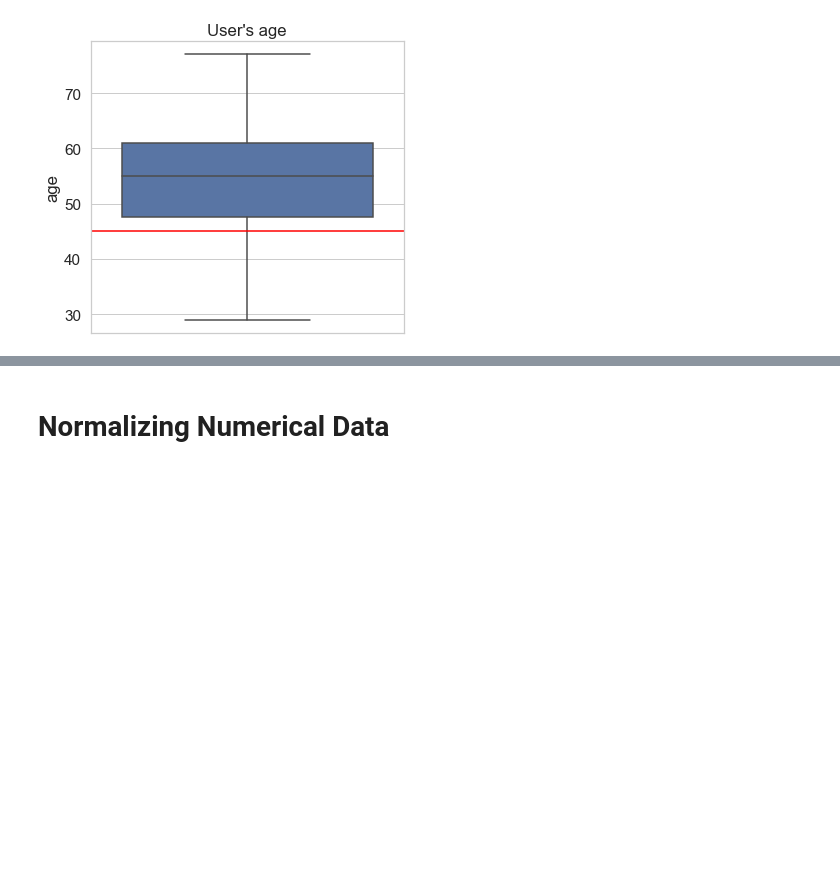
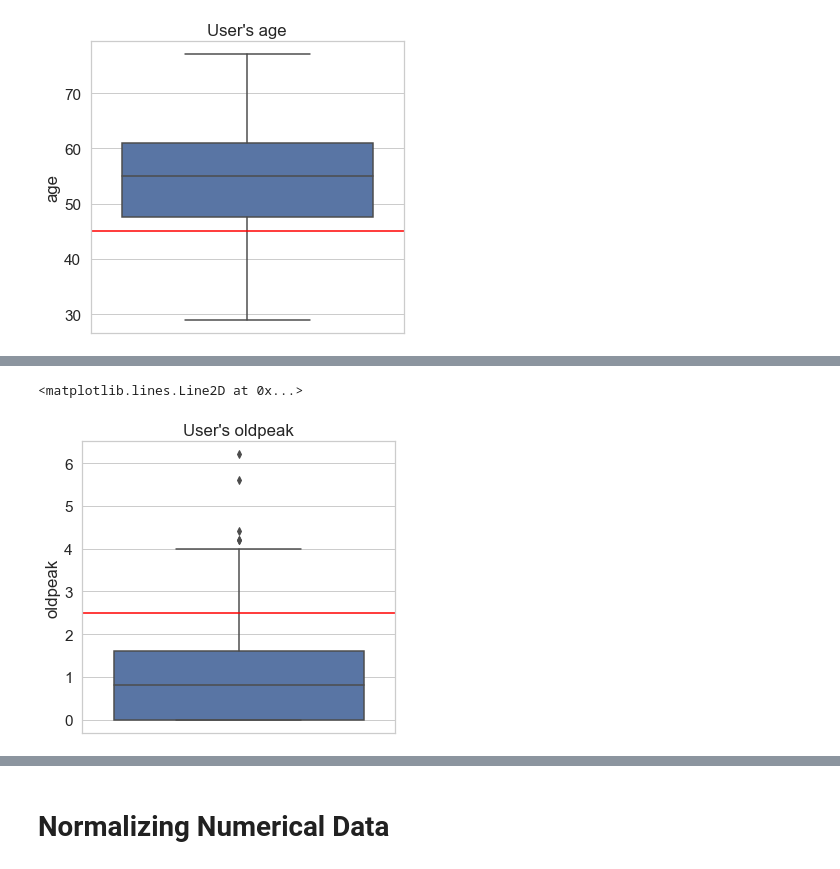
Before and after one commit to cat-castle-99/ECS171Proj, a Jupyter notebook: Project_User_Position.ipynb, the cells around one changed output, grey strips where cells are left out. Drawn from its saved outputs; the diff is of its cells as text; code cells hidden in the pictures; blank space fills up the shorter version.

```diff
--- a/Project_User_Position.ipynb
+++ b/Project_User_Position.ipynb
@@ -272 +288,8 @@ plt.axhline(y=45, color='red')
+# %%
+user_input = 2.5
+sns.boxplot(y=df['oldpeak']).set_title("User's oldpeak")
+plt.axhline(y=user_input, color='red')
+# %% [output]
+<matplotlib.lines.Line2D at 0x...>
+[figure, added]
 # %%
```
Also changed, not shown: parts of 7 cells of this notebook.
